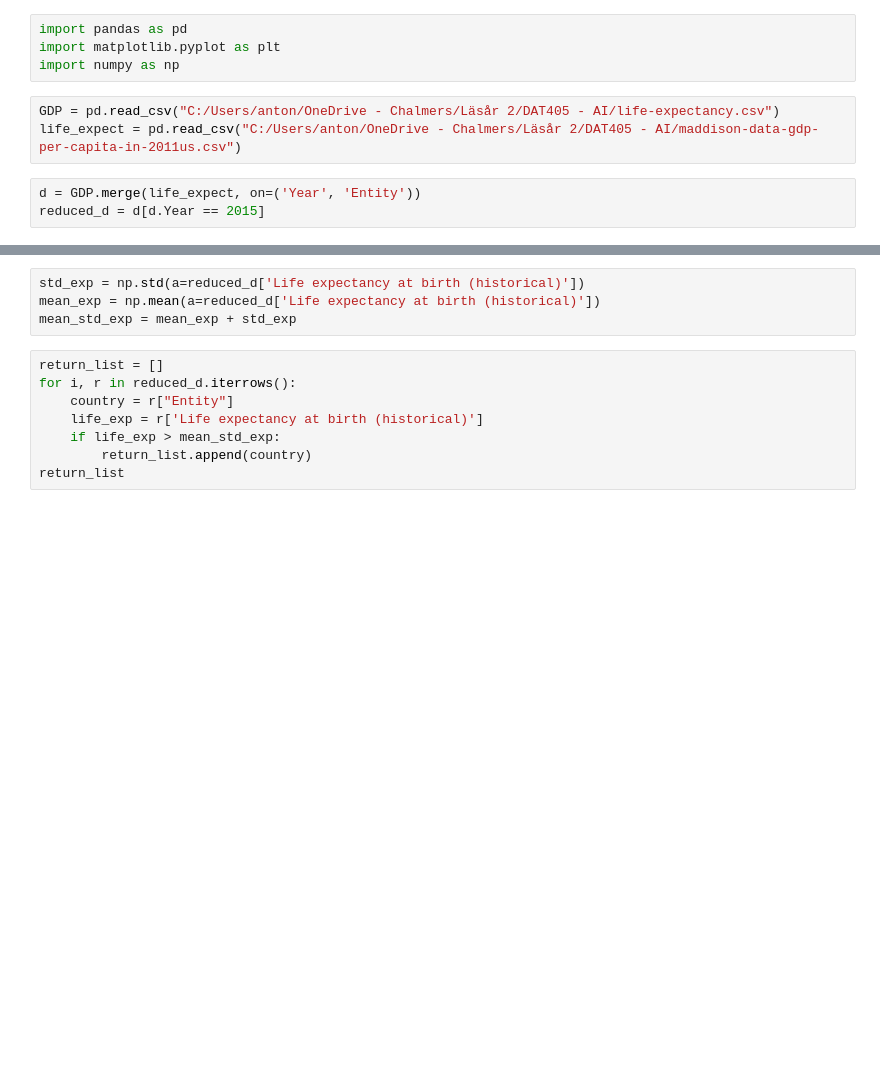
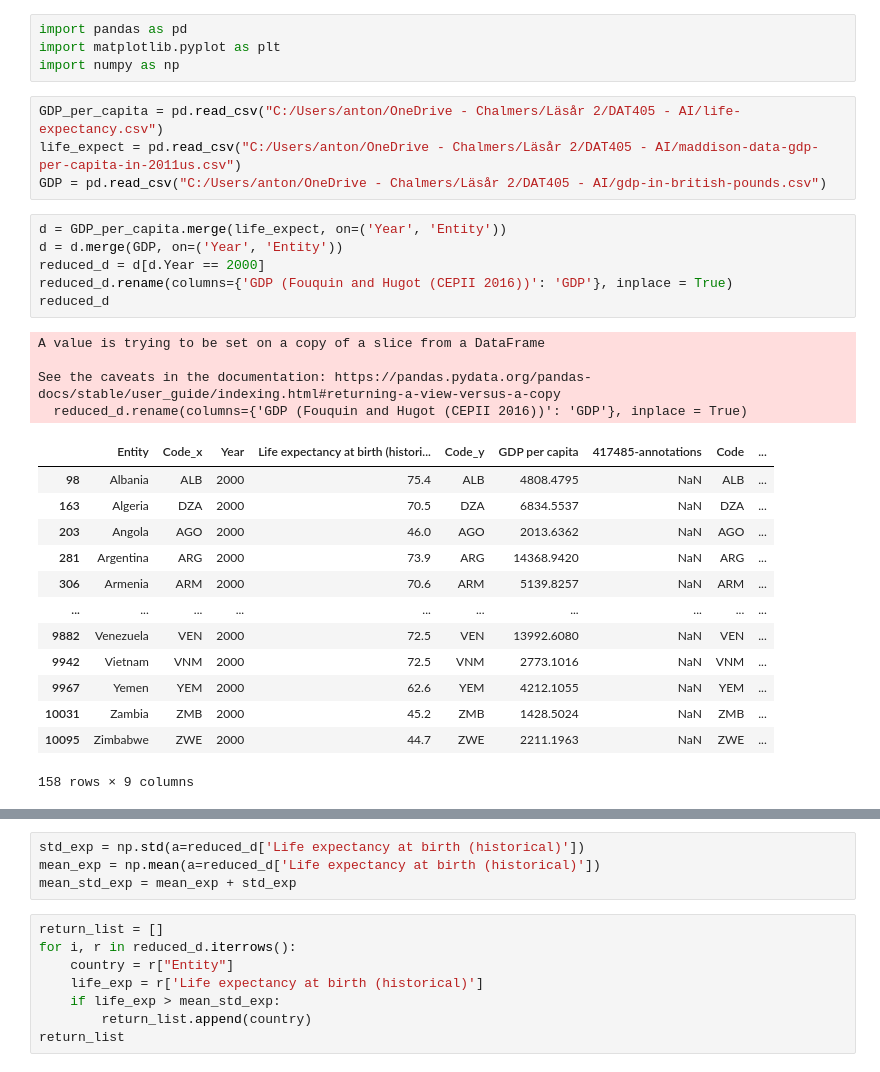
Before and after one commit to Niclindm/DAT405, a Jupyter notebook: Jupyter notebook 1 .ipynb, the cells around one changed output, grey strips where cells are left out. Cells and saved outputs as stored; diff of their text form; blank space fills up the shorter version.

```diff
--- a/Jupyter notebook 1 .ipynb
+++ b/Jupyter notebook 1 .ipynb
@@ -3,11 +3,33 @@ import pandas as pd
 import matplotlib.pyplot as plt
 import numpy as np
 # %%
-GDP = pd.read_csv("C:/Users/anton/OneDrive - Chalmers/Läsår 2/DAT405 - AI/life-expectancy.csv")
+GDP_per_capita = pd.read_csv("C:/Users/anton/OneDrive - Chalmers/Läsår 2/DAT405 - AI/life-expectancy.csv")
 life_expect = pd.read_csv("C:/Users/anton/OneDrive - Chalmers/Läsår 2/DAT405 - AI/maddison-data-gdp-per-capita-in-2011us.csv")
+GDP = pd.read_csv("C:/Users/anton/OneDrive - Chalmers/Läsår 2/DAT405 - AI/gdp-in-british-pounds.csv")
 # %%
-d = GDP.merge(life_expect, on=('Year', 'Entity'))
-reduced_d = d[d.Year == 2015]
+d = GDP_per_capita.merge(life_expect, on=('Year', 'Entity'))
+d = d.merge(GDP, on=('Year', 'Entity'))
+reduced_d = d[d.Year == 2000]
+reduced_d.rename(columns={'GDP (Fouquin and Hugot (CEPII 2016))': 'GDP'}, inplace = True)
+reduced_d
+# %% [output]
+A value is trying to be set on a copy of a slice from a DataFrame
+
+See the caveats in the documentation: https://pandas.pydata.org/pandas-docs/stable/user_guide/indexing.html#returning-a-view-versus-a-copy
+  reduced_d.rename(columns={'GDP (Fouquin and Hugot (CEPII 2016))': 'GDP'}, inplace = True)
+|  | Entity | Code_x | Year | Life expectancy at birth (histori... | Code_y | GDP per capita | 417485-annotations | Code | ... |
+| 98 | Albania | ALB | 2000 | 75.4 | ALB | 4808.4795 | NaN | ALB | ... |
+| 163 | Algeria | DZA | 2000 | 70.5 | DZA | 6834.5537 | NaN | DZA | ... |
+| 203 | Angola | AGO | 2000 | 46.0 | AGO | 2013.6362 | NaN | AGO | ... |
+| 281 | Argentina | ARG | 2000 | 73.9 | ARG | 14368.9420 | NaN | ARG | ... |
+| 306 | Armenia | ARM | 2000 | 70.6 | ARM | 5139.8257 | NaN | ARM | ... |
+| ... | ... | ... | ... | ... | ... | ... | ... | ... | ... |
+| 9882 | Venezuela | VEN | 2000 | 72.5 | VEN | 13992.6080 | NaN | VEN | ... |
+| 9942 | Vietnam | VNM | 2000 | 72.5 | VNM | 2773.1016 | NaN | VNM | ... |
+| 9967 | Yemen | YEM | 2000 | 62.6 | YEM | 4212.1055 | NaN | YEM | ... |
+| 10031 | Zambia | ZMB | 2000 | 45.2 | ZMB | 1428.5024 | NaN | ZMB | ... |
+| 10095 | Zimbabwe | ZWE | 2000 | 44.7 | ZWE | 2211.1963 | NaN | ZWE | ... |
+158 rows × 9 columns
 # %%
 x,y = reduced_d['GDP per capita'], reduced_d['Life expectancy at birth (historical)']
 plt.scatter(x,y)
```
Also changed, not shown: parts of 17 cells of this notebook.
